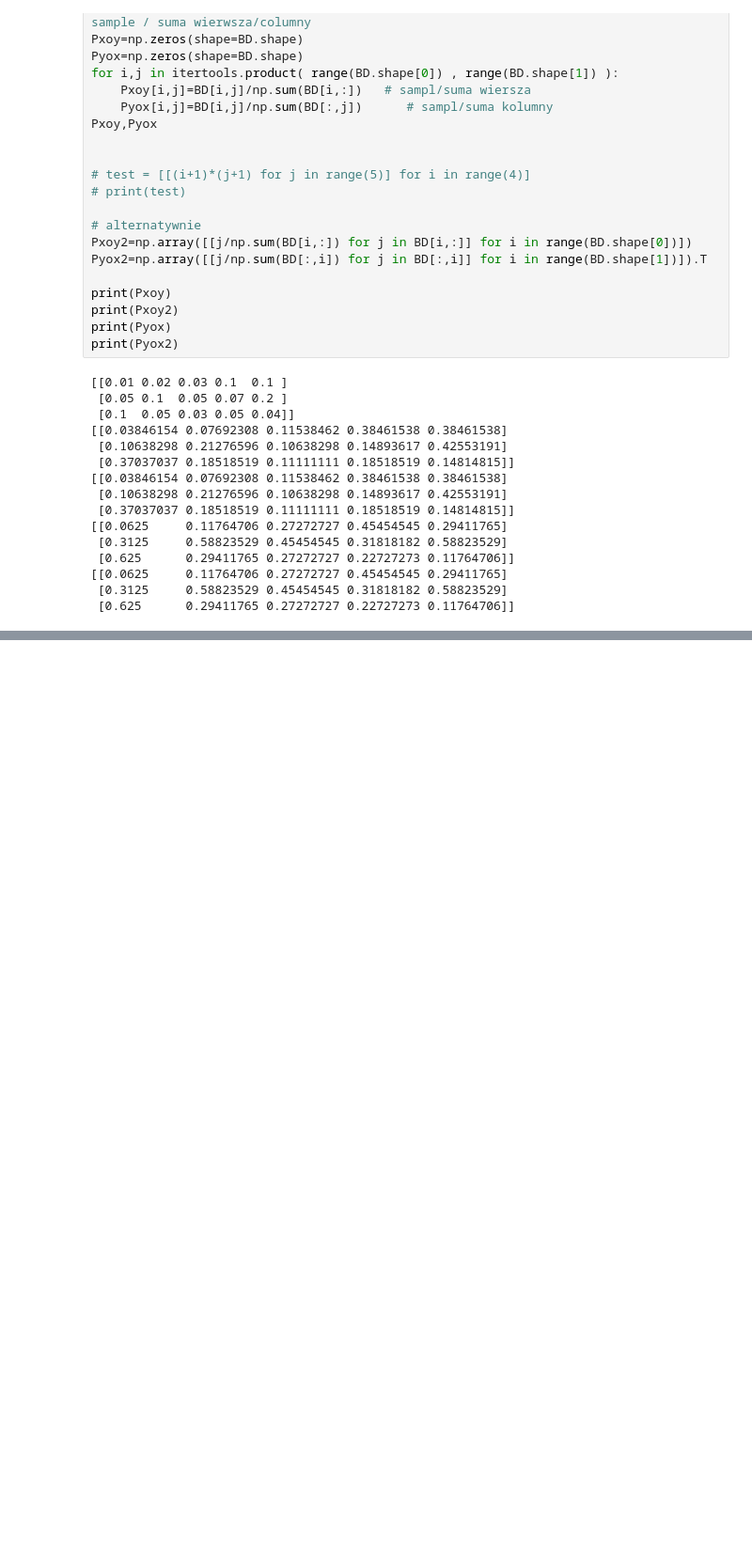
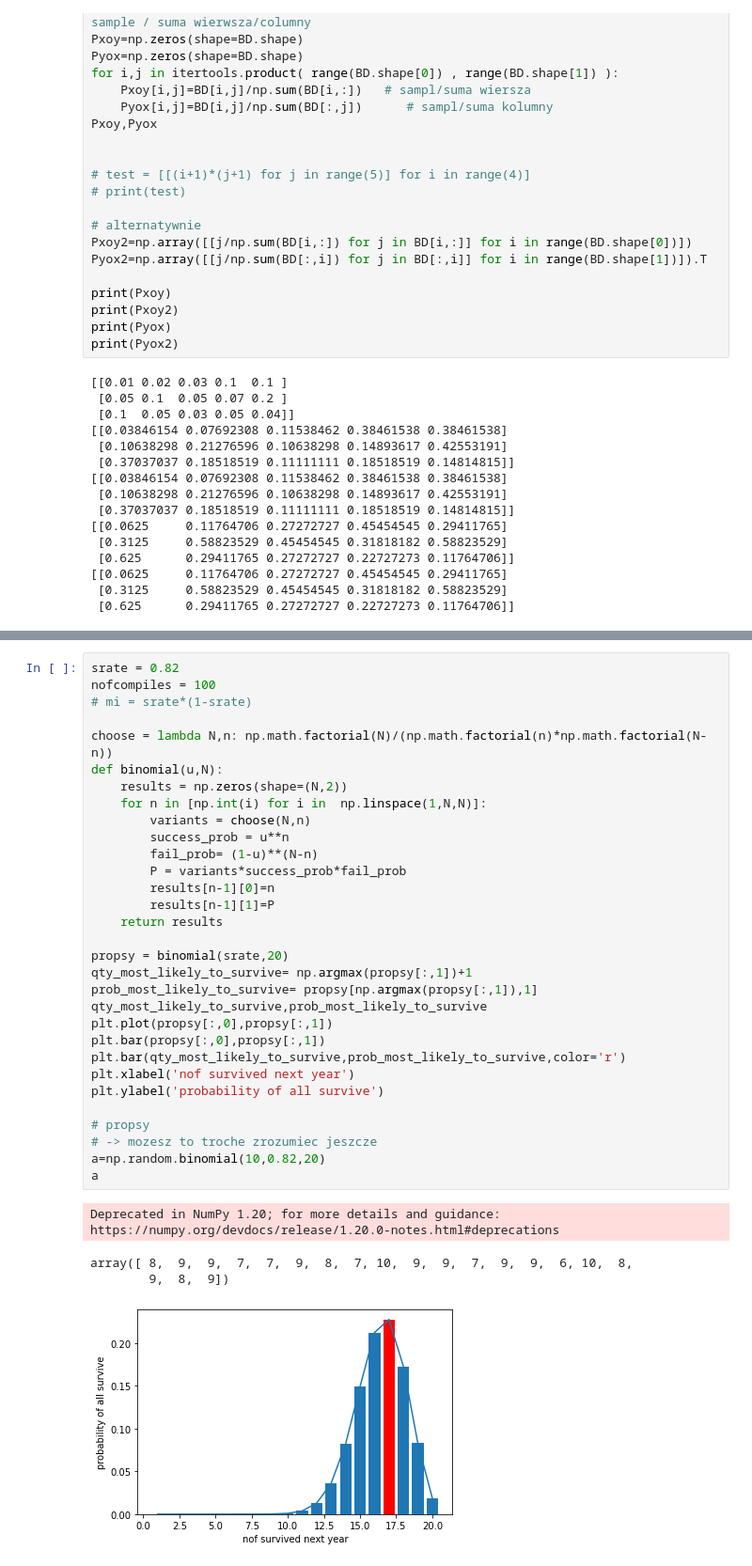
Before and after one commit to Przasa/MML-Companion, a Jupyter notebook: notes_chapter6.ipynb, the cells around one changed output, grey strips where cells are left out. Shown: that part at 94% size. Drawn from its saved outputs; the diff is of its cells as text; blank space fills up the shorter version.

Commit message:
binomial prawie zrobiony

```diff
--- a/notes_chapter6.ipynb
+++ b/notes_chapter6.ipynb
@@ -183,0 +322,36 @@ print(Pyox2)
+# %%
+srate = 0.82
+nofcompiles = 100
+# mi = srate*(1-srate)
+
+choose = lambda N,n: np.math.factorial(N)/(np.math.factorial(n)*np.math.factorial(N-n))
+def binomial(u,N):
+    results = np.zeros(shape=(N,2))
+    for n in [np.int(i) for i in  np.linspace(1,N,N)]:
+        variants = choose(N,n)
+        success_prob = u**n
+        fail_prob= (1-u)**(N-n)
+        P = variants*success_prob*fail_prob
+        results[n-1][0]=n
+        results[n-1][1]=P
+    return results
+
+propsy = binomial(srate,20)
+qty_most_likely_to_survive= np.argmax(propsy[:,1])+1
+prob_most_likely_to_survive= propsy[np.argmax(propsy[:,1]),1]
+qty_most_likely_to_survive,prob_most_likely_to_survive
+plt.plot(propsy[:,0],propsy[:,1])
+plt.bar(propsy[:,0],propsy[:,1])
+plt.bar(qty_most_likely_to_survive,prob_most_likely_to_survive,color='r')
+plt.xlabel('nof survived next year')
+plt.ylabel('probability of all survive')
+
+# propsy
+# -> mozesz to troche zrozumiec jeszcze
+a=np.random.binomial(10,0.82,20)
+a
+# %% [output]
+Deprecated in NumPy 1.20; for more details and guidance: https://numpy.org/devdocs/release/1.20.0-notes.html#deprecations
+array([ 8,  9,  9,  7,  7,  9,  8,  7, 10,  9,  9,  7,  9,  9,  6, 10,  8,
+        9,  8,  9])
+[figure, added]
```
Also changed, not shown: parts of 10 cells of this notebook, 1 other file.
